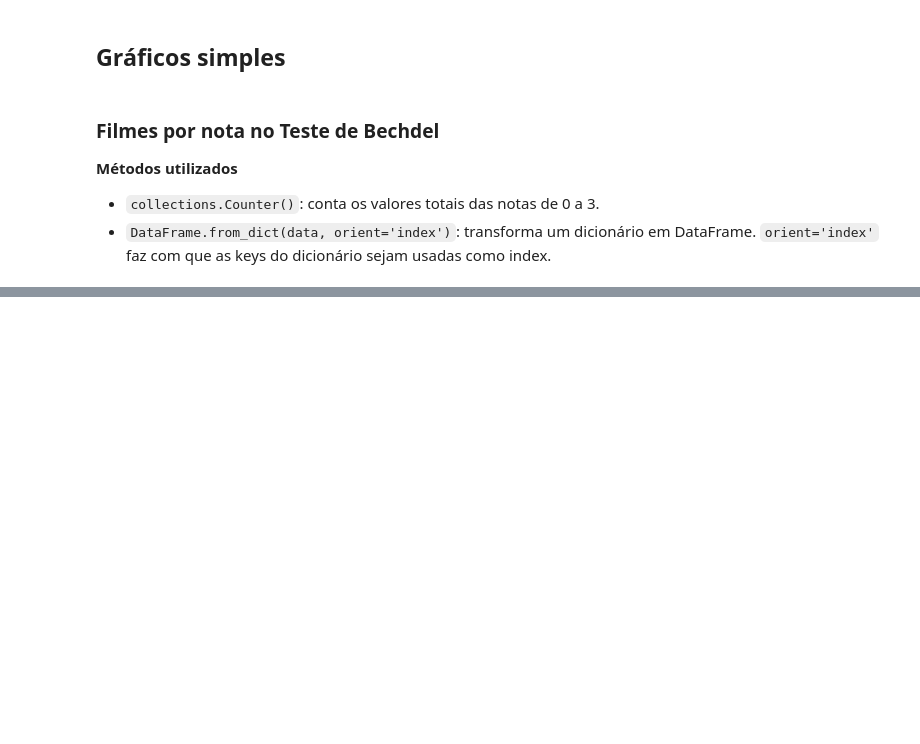
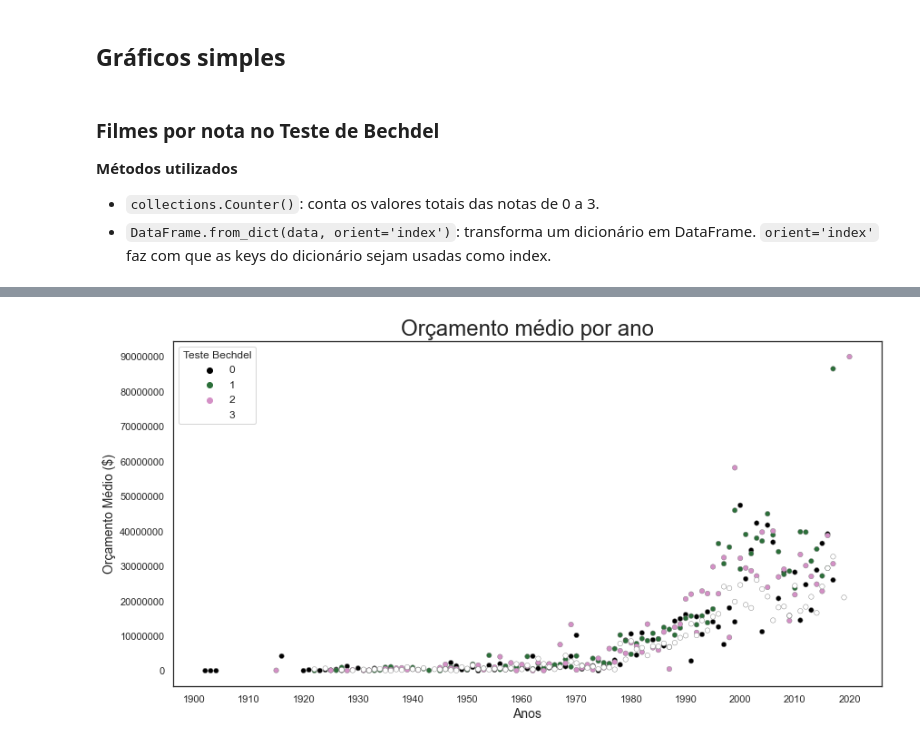
Before and after one commit to vinifm/puc_bechdel, a Jupyter notebook: main.ipynb, the cells around one changed output, grey strips where cells are left out. Saved outputs shown, nothing was run; the diff lists cells and outputs as text; code cells hidden in the pictures; blank space fills up the shorter version.

```diff
--- a/main.ipynb
+++ b/main.ipynb
@@ -230,0 +291,17 @@ plt.show()
+# %%
+budget_year_mean = data.groupby(['year', 'bt_score'])['budget'].mean().to_frame().reset_index()
+budget_year_mean1 = budget_year_mean[budget_year_mean['budget'] > 0]
+budget_year_mean2 = budget_year_mean1[budget_year_mean1['year'] >= 1902]
+fig, ax = plt.subplots(figsize = (14 , 7))
+sns.set_theme(style="ticks")
+sns.set_style("white")
+sns.scatterplot(y = 'budget', x = 'year', hue = 'bt_score', data=budget_year_mean2, palette="cubehelix", s = 30, edgecolor=".5")
+plt.legend(title = "Teste Bechdel", fontsize = '12', title_fontsize = "12")
+ax.set_xlabel("Anos", size = 14)
+ax.set_ylabel("Orçamento Médio ($)", size = 14)
+ax.set_title("Orçamento médio por ano", size = 24)
+ax.set_xticks([1900, 1910, 1920, 1930, 1940, 1950, 1960, 1970, 1980, 1990, 2000, 2010, 2020])
+ax.set_yticks([0, 10000000, 20000000, 30000000, 40000000, 50000000, 60000000, 70000000, 80000000, 90000000])
+plt.ticklabel_format(style='plain', axis='y')
+# %% [output]
+[figure, added]
```
Also changed, not shown: parts of 23 cells of this notebook.
